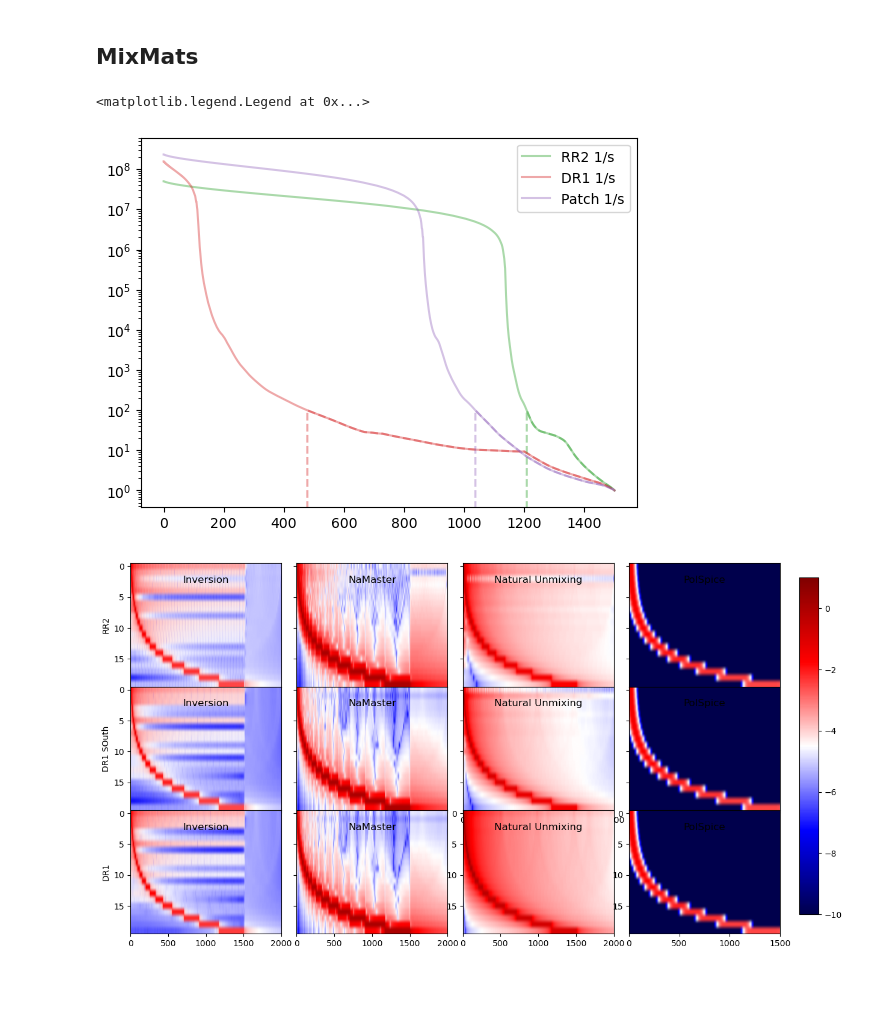
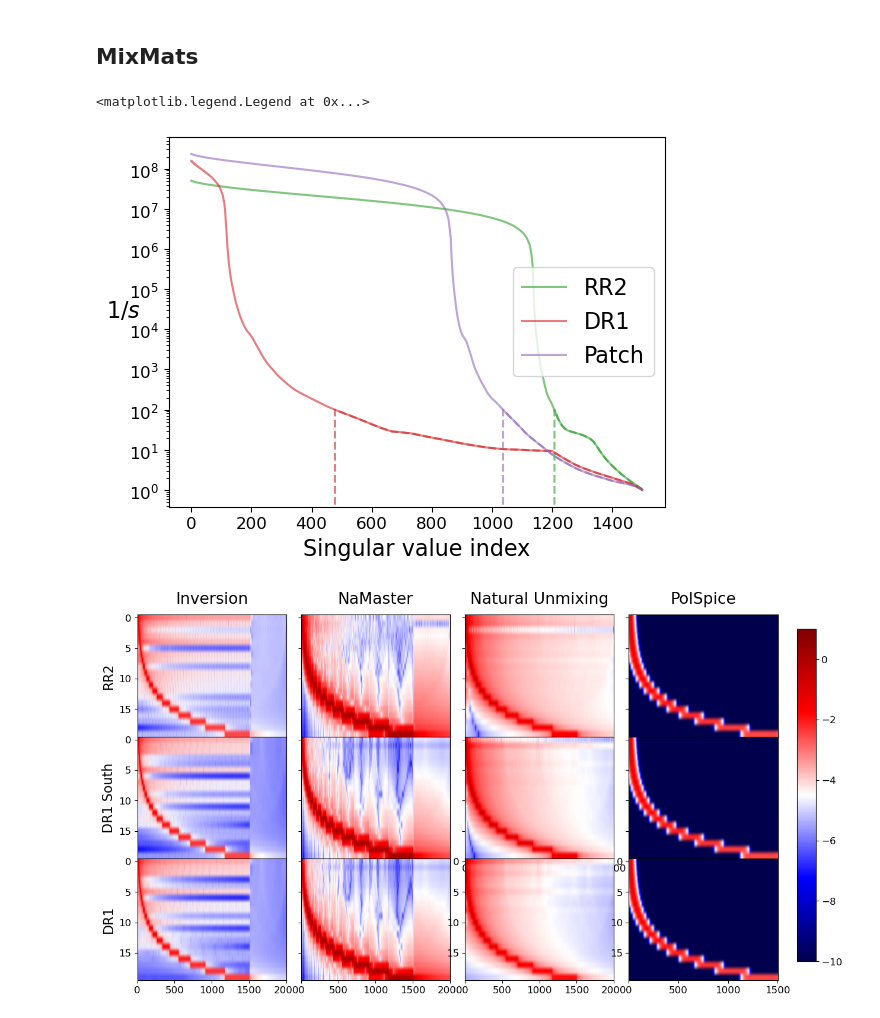
Before and after one commit to JaimeRZP/GLASS_cov_challenge, a Jupyter notebook: unmixing_comparison.ipynb, the cells around one changed output. Cells and saved outputs as stored; diff of their text form; code cells hidden in the pictures; blank space fills up the shorter version.

Commit message:
plots

```diff
--- a/unmixing_comparison.ipynb
+++ b/unmixing_comparison.ipynb
@@ -588,25 +627,27 @@ dr1_s_inv, dr1__s_inv = svd_pinv(dr1_mixmat["POS", "POS", 1, 1].array, x0=-3, rc
 patch_s_inv, patch__s_inv = svd_pinv(patch_mixmat["POS", "POS", 1, 1].array, x0=-3, rcond=1e-2)
 # %%
 f = rr2_s_inv[::-1]
-plt.plot(f/f[-1], 'C2-', alpha=0.4, label='RR2 1/s')
+plt.plot(f/f[-1], 'C2-', alpha=0.6, label='RR2')
 f = dr1_s_inv[::-1]
-plt.plot(f/f[-1], 'C3-', alpha=0.4, label='DR1 1/s')
+plt.plot(f/f[-1], 'C3-', alpha=0.6, label='DR1')
 f = patch_s_inv[::-1]
-plt.plot(f/f[-1], 'C4-', alpha=0.4, label='Patch 1/s')
+plt.plot(f/f[-1], 'C4-', alpha=0.6, label='Patch')
 
 f = rr2__s_inv[::-1]
-plt.plot(f/f[-1], 'C2--', alpha=0.4)
+plt.plot(f/f[-1], 'C2--', alpha=0.6)
 f = dr1__s_inv[::-1]
-plt.plot(f/f[-1], 'C3--', alpha=0.4)
+plt.plot(f/f[-1], 'C3--', alpha=0.6)
 f = patch__s_inv[::-1]
-plt.plot(f/f[-1], 'C4--', alpha=0.4)
+plt.plot(f/f[-1], 'C4--', alpha=0.6)
 
+plt.xlabel(r'Singular value index')
+plt.ylabel(r'$1/s$', rotation=0)
 plt.yscale('log')
 #plt.ylim(1e-6, 1e9)
 plt.legend()
 # %% [output]
 <matplotlib.legend.Legend at 0x...>
-[figure, old version]
+[figure, new version]
 # %%
 fig, axs = plt.subplots(3, 4, figsize=(16, 8))
 plt.subplots_adjust(hspace = 0.0, wspace = 0.1)
@@ -636,22 +677,22 @@ nu_kernel = heracles.binned(nu_kernel, ledges).array
 im0= axs[0, 0].imshow(np.log10(np.abs(inv_kernel)), cmap='seismic', aspect='auto', vmin=-10, vmax=1)
 axs[0, 0].get_xaxis().set_ticks([])
 axs[0, 0].set_ylabel("RR2")
-axs[0, 0].set_title('Inversion', y=0.8)
+axs[0, 0].set_title('Inversion', y=1.05)
 
 axs[0, 1].imshow(np.log10(np.abs(nmt_kernel)), cmap='seismic', aspect='auto', vmin=-10, vmax=1)
 axs[0, 1].get_yaxis().set_ticklabels([])
 axs[0, 1].get_xaxis().set_ticks([])
-axs[0, 1].set_title('NaMaster', y=0.8)
+axs[0, 1].set_title('NaMaster', y=1.05)
 
 axs[0, 2].imshow(np.log10(np.abs(nu_kernel)), cmap='seismic', aspect='auto', vmin=-10, vmax=1)
 axs[0, 2].get_yaxis().set_ticklabels([])
 axs[0, 2].get_xaxis().set_ticks([])
-axs[0, 2].set_title('Natural Unmixing', y=0.8)
+axs[0, 2].set_title('Natural Unmixing', y=1.05)
 
 axs[0, 3].imshow(np.log10(np.abs(pols_kernel)), cmap='seismic', aspect='auto', vmin=-10, vmax=1)
 axs[0, 3].get_yaxis().set_ticklabels([])
 axs[0, 3].get_xaxis().set_ticks([])
-axs[0, 3].set_title('PolSpice', y=0.8)
+axs[0, 3].set_title('PolSpice', y=1.05)
 
 
 #######
@@ -679,22 +720,18 @@ nu_kernel = heracles.binned(nu_kernel, ledges).array
 
 axs[1, 0].imshow(np.log10(np.abs(inv_kernel)), cmap='seismic', aspect='auto', vmin=-10, vmax=1)
 axs[1, 0].get_xaxis().set_ticklabels([])
-axs[1, 0].set_title('Inversion', y=0.8)
-axs[1, 0].set_ylabel("DR1 SOuth")
+axs[1, 0].set_ylabel("DR1 South")
 
 axs[1, 1].imshow(np.log10(np.abs(nmt_kernel)), cmap='seismic', aspect='auto', vmin=-10, vmax=1)
 axs[1, 1].get_xaxis().set_ticklabels([])
 axs[1, 1].get_yaxis().set_ticklabels([])
-axs[1, 1].set_title('NaMaster', y=0.8)
 
 axs[1, 2].imshow(np.log10(np.abs(nu_kernel)), cmap='seismic', aspect='auto', vmin=-10, vmax=1)
 axs[1, 2].get_yaxis().set_ticklabels([])
-axs[1, 2].set_title('Natural Unmixing', y=0.8)
 
 axs[1, 3].imshow(np.log10(np.abs(pols_kernel)), cmap='seismic', aspect='auto', vmin=-10, vmax=1)
 axs[1, 3].get_xaxis().set_ticklabels([])
 axs[1, 3].get_yaxis().set_ticklabels([])
-axs[1, 3].set_title('PolSpice', y=0.8)
 
 #######
 ## planck
@@ -704,41 +741,34 @@ axs[1, 3].set_title('PolSpice', y=0.8)
 # invert binned mixing matrix
 bmixmat = heracles.binned(dr1_mixmat, ledges)
 bmixmatb = {}
 for key in bmixmat.keys():
     bmixmatb[key] = heracles.binned(heracles.Result(bmixmat[key].array, axis=bmixmat[key].axis[0]+1, ell=l_mask), ledges)
 bmixmatb = heracles.binned(bmixmatb, ledges)
 inv_bmixmatb = heracles.invert_mixing_matrix(bmixmatb, rtol=0.01)
 # Kernels
 inv_kernel = patch_inv_mixmat["POS", "POS", 1, 1].array @ dr1_mixmat["POS", "POS", 1, 1].array
 inv_kernel = heracles.binned(inv_kernel, ledges).array.T
 nmt_kernel = inv_bmixmatb["POS", "POS", 1, 1].array @ bmixmat["POS", "POS", 1, 1].array
 pols_kernel = fits.open(f"/home/jaimerzp/Documents/UCL/GLASS_cov_challenge/dr1/cls_pols/kernels_pols_1_l1max_{lmax}.fits")[0].data[0, :, :].T
 pols_kernel = heracles.Result(pols_kernel[:lmax+1, :lmax+1], axis=(0,), ell=l)
 pols_kernel = heracles.binned(pols_kernel, ledges).array
 nu_kernel = heracles.Result(dr1_unmixmat["POS", "POS", 1, 1].array.T @ dr1_mixmat["POS", "POS", 1, 1].array, axis=(0,), ell=l_mask)
 nu_kernel = heracles.binned(nu_kernel, ledges).array
 
 axs[2, 0].imshow(np.log10(np.abs(inv_kernel)), cmap='seismic', aspect='auto', vmin=-10, vmax=1)
 axs[2, 0].set_ylabel("DR1")
-axs[2, 0].set_title('Inversion', y=0.8)
-
 axs[2, 1].imshow(np.log10(np.abs(nmt_kernel)), cmap='seismic', aspect='auto', vmin=-10, vmax=1)
 axs[2, 1].get_yaxis().set_ticklabels([])
-axs[2, 1].set_title('NaMaster', y=0.8)
-
 axs[2, 2].imshow(np.log10(np.abs(nu_kernel)), cmap='seismic', aspect='auto', vmin=-10, vmax=1)
-axs[2, 2].set_title('Natural Unmixing', y=0.8)
-
 axs[2, 3].imshow(np.log10(np.abs(pols_kernel)), cmap='seismic', aspect='auto', vmin=-10, vmax=1)
-axs[2, 3].set_title('PolSpice', y=0.8)
 
 fig.subplots_adjust(right=0.8)
 cbar_ax = fig.add_axes([0.82, 0.15, 0.02, 0.7])
 fig.colorbar(im0, cax=cbar_ax)
 plt.show()
 fig.savefig(f'/home/jaimerzp/Desktop/mixing_mat_plots/kernel_compo_{mask_type}.pdf', bbox_inches='tight')
 # %% [output]
-[figure, old version]
+[figure, new version]
 # %%
 fsky_rr2=np.sum(mask_rr2)/len(mask_rr2)
 fsky_dr1=np.sum(mask_dr1)/len(mask_dr1)
```
Also changed, not shown: parts of 19 cells of this notebook.
